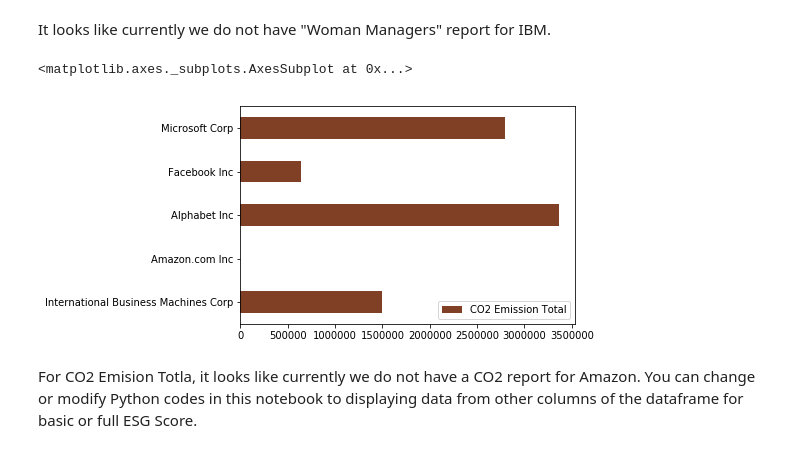
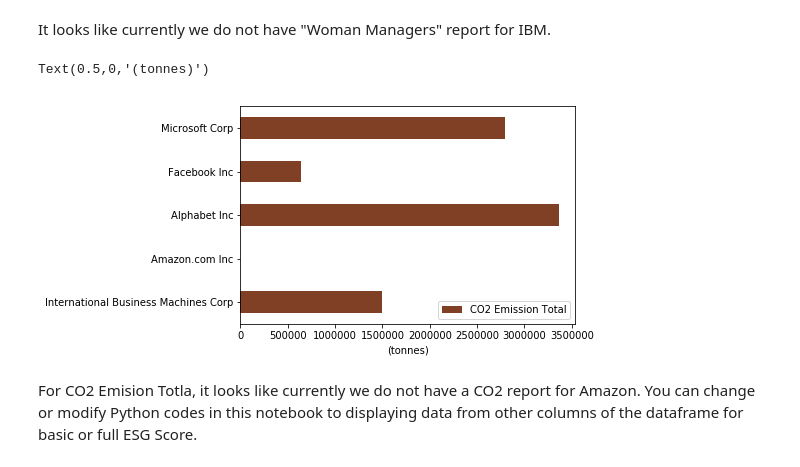
Before and after one commit to LSEG-API-Samples/Example.RDP.Python.ESGGraphPlot, a Jupyter notebook: ESGGraphPlot.ipynb, the cells around one changed output. Drawn from its saved outputs; the diff is of its cells as text; code cells hidden in the pictures.

Commit message:
update images and add unit to CO2 emission total

```diff
--- a/ESGGraphPlot.ipynb
+++ b/ESGGraphPlot.ipynb
@@ -296,10 +296,11 @@ df1.plot.barh(y='Woman Managers')
 It looks like currently we do not have "Woman Managers" report for IBM.
 # %%
 df2 = pd.DataFrame({"CO2 Emission Total":co2}, index=instrumentorg)
-df2.plot.barh(y='CO2 Emission Total',color=(0.5, 0.25, 0.15, 1))
+plt=df2.plot.barh(y='CO2 Emission Total',color=(0.5, 0.25, 0.15, 1))
+plt.set_xlabel('(tonnes)')
 # %% [output]
-<matplotlib.axes._subplots.AxesSubplot at 0x...>
+Text(0.5,0,'(tonnes)')
-[figure, old version]
+[figure, new version]
 # %% [markdown]
 For CO2 Emision Totla, it looks like currently we do not have a CO2 report for Amazon.
 You can change or modify Python codes in this notebook to displaying data from other columns of the dataframe for basic or full ESG Score.
```
Also changed, not shown: parts of 5 cells of this notebook, 3 other files.
